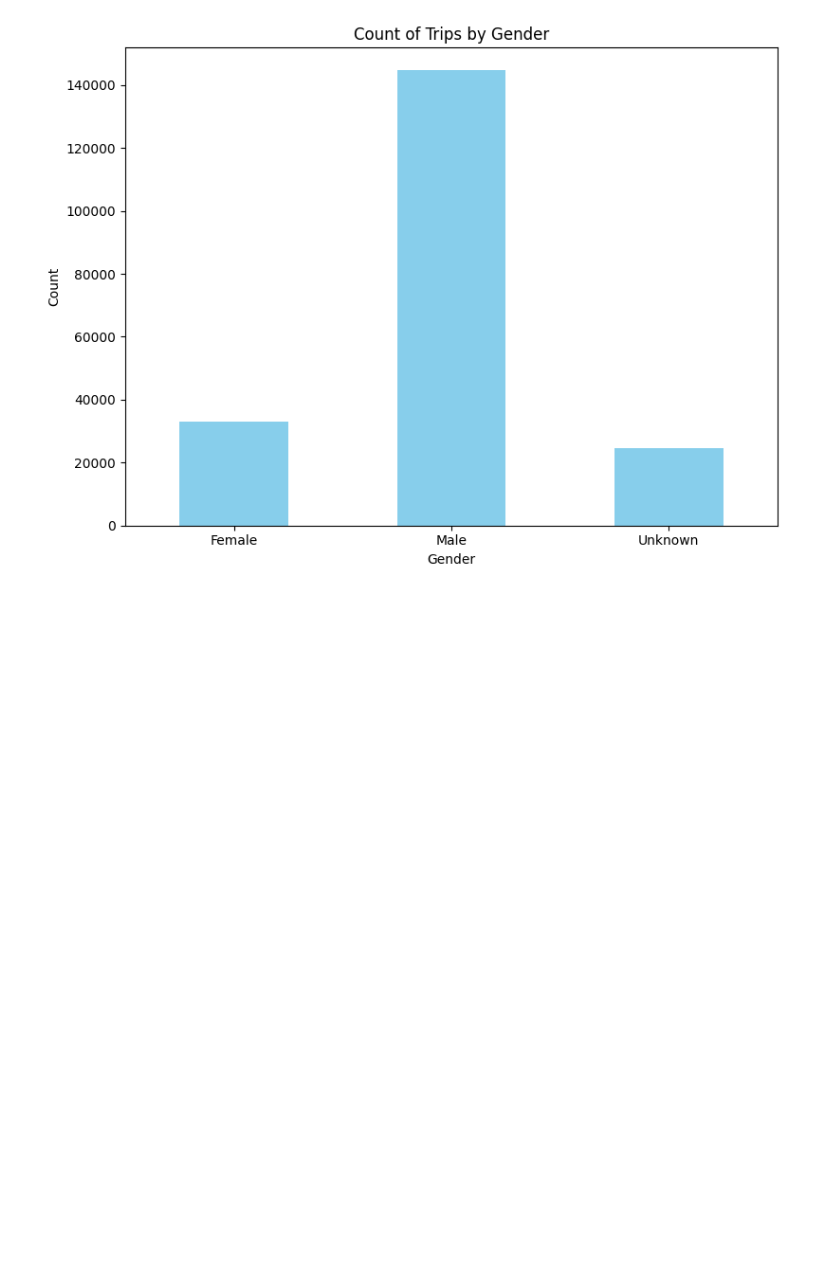
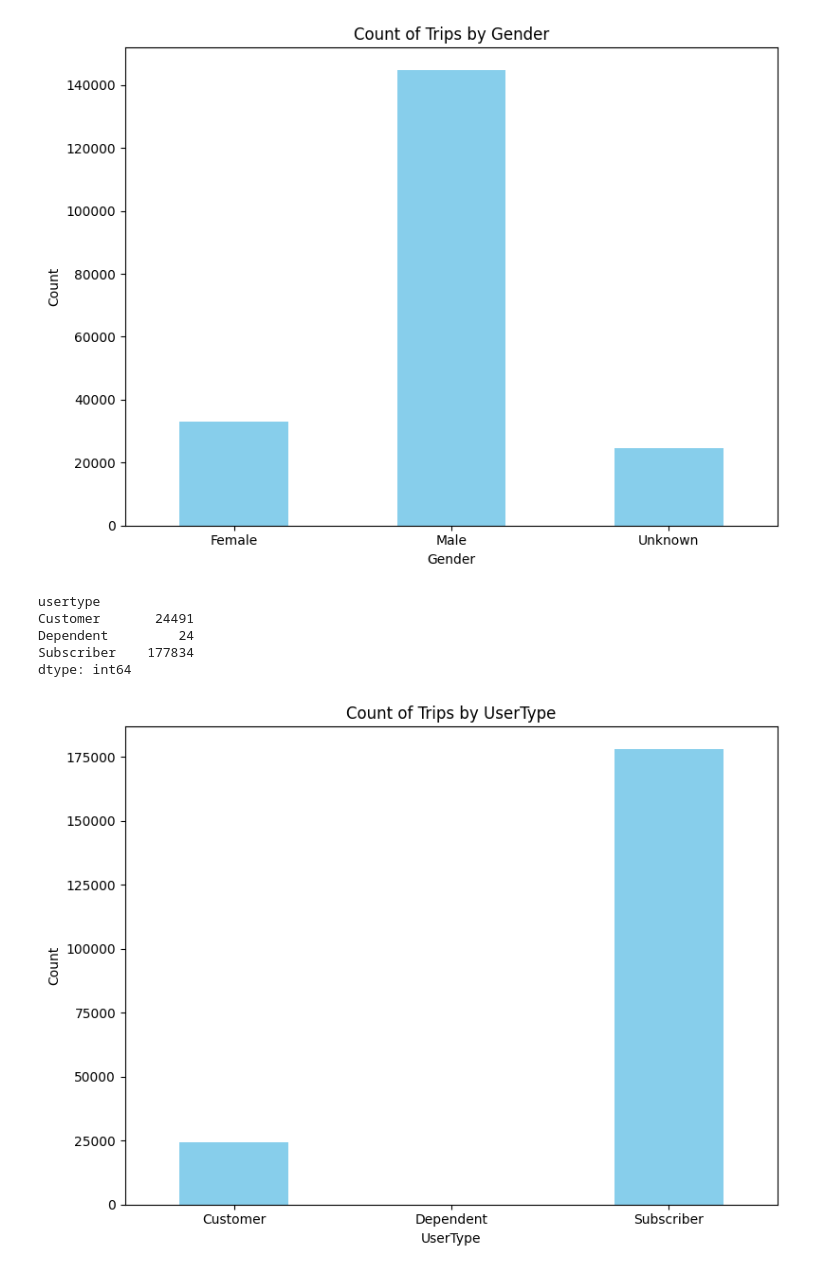
Before and after one commit to ashwinkg/Divvy-Bikes-Data-Analysis, a Jupyter notebook: divvyBikes.ipynb, the cells around one changed output. Saved outputs shown, nothing was run; the diff lists cells and outputs as text; code cells hidden in the pictures; blank space fills up the shorter version.

```diff
--- a/divvyBikes.ipynb
+++ b/divvyBikes.ipynb
@@ -147,3 +147,21 @@ plt.xticks(rotation=0)  # Ensure labels are horizontal
 plt.tight_layout()
 # %% [output]
 [figure]
+# %%
+user_type_count = trips_df.groupby('usertype').size()
+user_type_count
+# %% [output]
+usertype
+Customer       24491
+Dependent         24
+Subscriber    177834
+dtype: int64
+# %%
+user_type_count.plot(kind='bar', color='skyblue', figsize=(8, 6))
+plt.title("Count of Trips by UserType")
+plt.xlabel("UserType")
+plt.ylabel("Count")
+plt.xticks(rotation=0)  # Ensure labels are horizontal
+plt.tight_layout()
+# %% [output]
+[figure, added]
```
Also changed, not shown: parts of 5 cells of this notebook.
